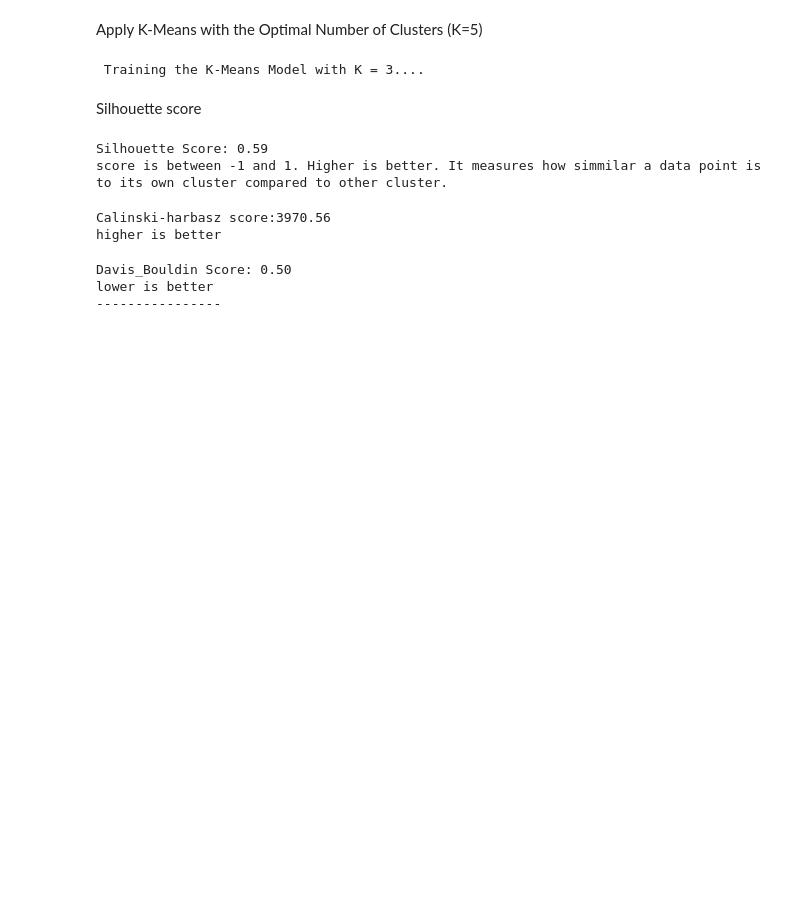
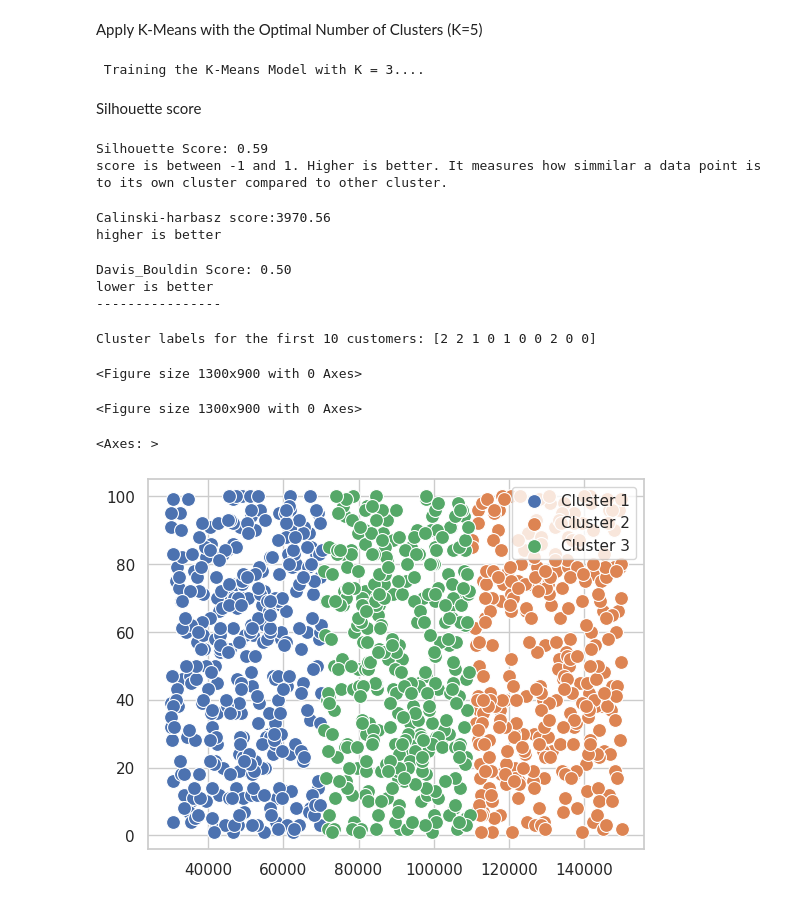
Before and after one commit to Mharis64/Arch-Technology-Internship-, a Jupyter notebook: Untitled45.ipynb, the cells around one changed output. Drawn from its saved outputs; the diff is of its cells as text; code cells hidden in the pictures; blank space fills up the shorter version.

```diff
--- a/Untitled45.ipynb
+++ b/Untitled45.ipynb
@@ -184,3 +184,19 @@ print ("----------------\n")
 Davis_Bouldin Score: 0.50
 lower is better
 ----------------
+# %%
+print("Cluster labels for the first 10 customers:", y_kmeans[:10])
+# %% [output]
+Cluster labels for the first 10 customers: [2 2 1 0 1 0 0 2 0 0]
+# %%
+plt.figure(figsize =(13,9))
+# %% [output]
+<Figure size 1300x900 with 0 Axes>
+<Figure size 1300x900 with 0 Axes>
+# %%
+sns.scatterplot(x = X[y_kmeans == 0,0],y = X[y_kmeans== 0,1], s=100, label = 'Cluster 1')
+sns.scatterplot(x = X[y_kmeans == 1,0],y = X[y_kmeans== 1,1], s=100, label = 'Cluster 2')
+sns.scatterplot(x = X[y_kmeans == 2,0],y = X[y_kmeans== 2,1], s=100, label = 'Cluster 3')
+# %% [output]
+<Axes: >
+[figure, added]
```
